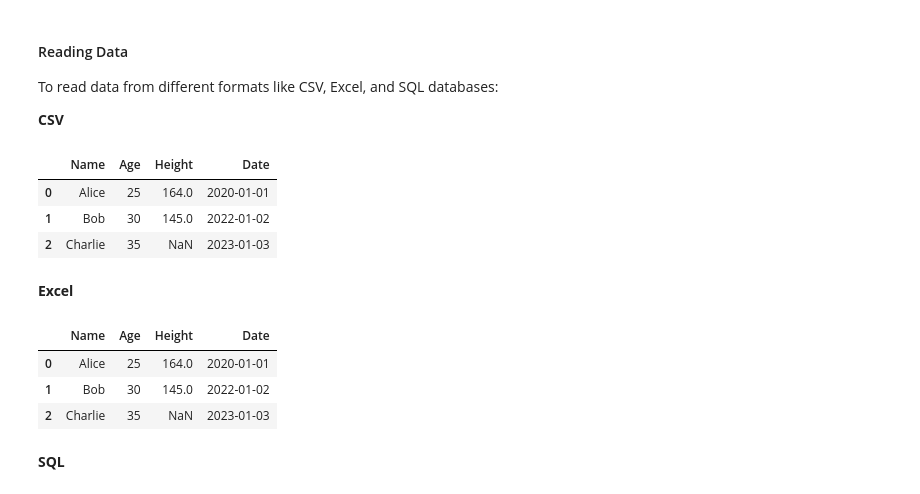
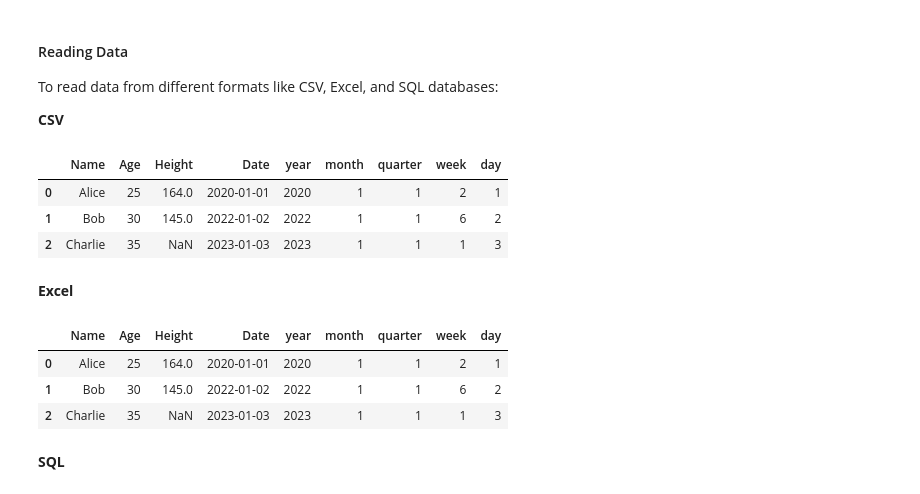
Before and after one commit to HXCLogic/Machine-Learning-382, a Jupyter notebook: lab-101-introduction/lab_101-introduction-project-setup.ipynb, the cells around one changed output. Saved outputs shown, nothing was run; the diff lists cells and outputs as text; code cells hidden in the pictures.

```diff
--- a/lab-101-introduction/lab_101-introduction-project-setup.ipynb
+++ b/lab-101-introduction/lab_101-introduction-project-setup.ipynb
@@ -737,24 +842,24 @@ To read data from different formats like CSV, Excel, and SQL databases:
 **CSV**
 # %%
 # From CSV
-df_csv = pd.read_csv('new_data.csv')
+df_csv = pd.read_csv('./data/new_data.csv')
 df_csv
 # %% [output]
-|  | Name | Age | Height | Date |
-| 0 | Alice | 25 | 164.0 | 2020-01-01 |
-| 1 | Bob | 30 | 145.0 | 2022-01-02 |
-| 2 | Charlie | 35 | NaN | 2023-01-03 |
+|  | Name | Age | Height | Date | year | month | quarter | week | day |
+| 0 | Alice | 25 | 164.0 | 2020-01-01 | 2020 | 1 | 1 | 2 | 1 |
+| 1 | Bob | 30 | 145.0 | 2022-01-02 | 2022 | 1 | 1 | 6 | 2 |
+| 2 | Charlie | 35 | NaN | 2023-01-03 | 2023 | 1 | 1 | 1 | 3 |
 # %% [markdown]
 **Excel**
 # %%
 # From Excel
-df_excel = pd.read_excel('new_data.xlsx', sheet_name='Sheet1')
+df_excel = pd.read_excel('./data/new_data.xlsx', sheet_name='Sheet1')
 df_excel
 # %% [output]
-|  | Name | Age | Height | Date |
-| 0 | Alice | 25 | 164.0 | 2020-01-01 |
-| 1 | Bob | 30 | 145.0 | 2022-01-02 |
-| 2 | Charlie | 35 | NaN | 2023-01-03 |
+|  | Name | Age | Height | Date | year | month | quarter | week | day |
+| 0 | Alice | 25 | 164.0 | 2020-01-01 | 2020 | 1 | 1 | 2 | 1 |
+| 1 | Bob | 30 | 145.0 | 2022-01-02 | 2022 | 1 | 1 | 6 | 2 |
+| 2 | Charlie | 35 | NaN | 2023-01-03 | 2023 | 1 | 1 | 1 | 3 |
 # %% [markdown]
 **SQL**
 # %%
```
Also changed, not shown: parts of 31 cells of this notebook, 3 other files.
